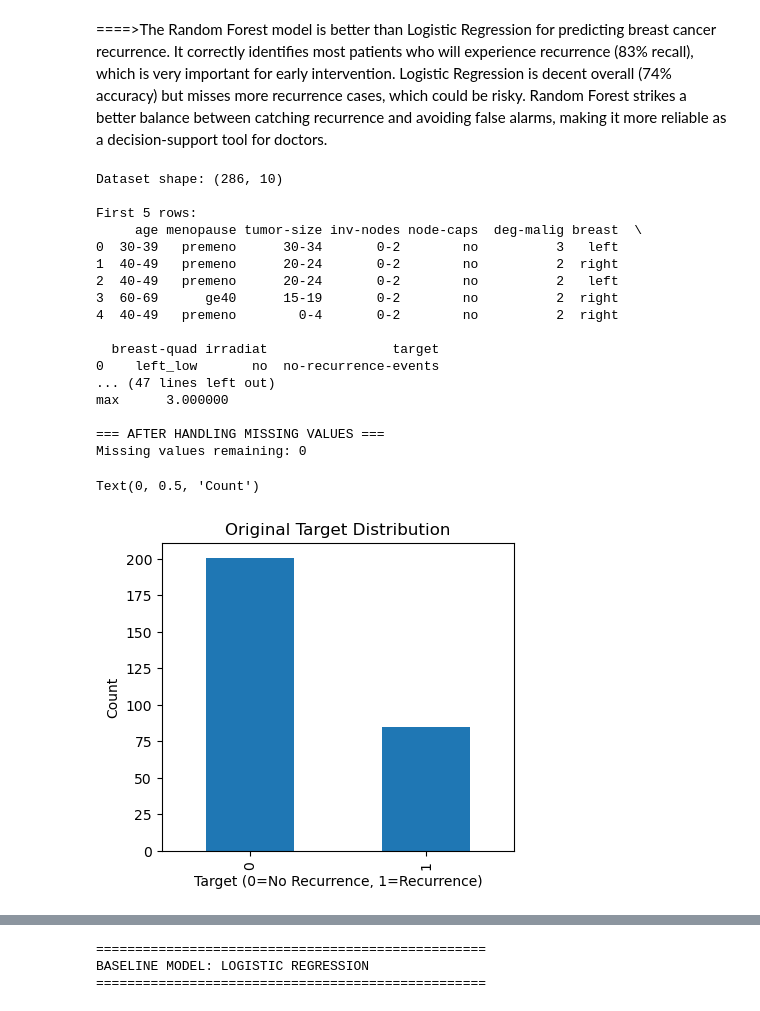
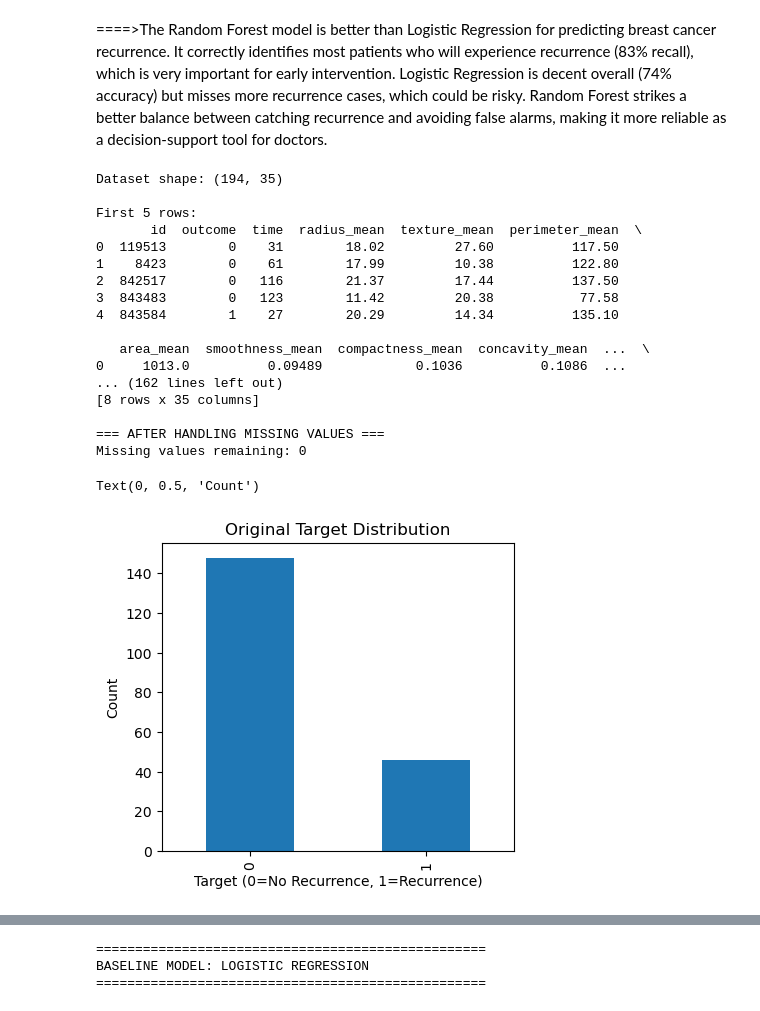
Before and after one commit to youssef060902/Algonomads_ML, a Jupyter notebook: Project.ipynb, the cells around one changed output, grey strips where cells are left out. Drawn from its saved outputs; the diff is of its cells as text; code cells hidden in the pictures.

Commit message:
dso3 changed the dataset

```diff
--- a/Project.ipynb
+++ b/Project.ipynb
@@ -717,7 +717,7 @@ Off-diagonal = Misclassifications
 # %%
 
 # 1. Load data
-df = pd.read_excel("recurrent_breastcancer.xlsx")
+df = pd.read_excel("Breast_Cancer_Prognostic_Dataset.xlsx")
 print("Dataset shape:", df.shape)
 print("\nFirst 5 rows:")
 print(df.head())
@@ -739,38 +739,32 @@ df = df.fillna(df.mode().iloc[0])
 print("\n=== AFTER HANDLING MISSING VALUES ===")
 print("Missing values remaining:", df.isnull().sum().sum())
 # %% [output]
-Dataset shape: (286, 10)
+Dataset shape: (194, 35)
 
 First 5 rows:
-     age menopause tumor-size inv-nodes node-caps  deg-malig breast  \
-0  30-39   premeno      30-34       0-2        no          3   left
-1  40-49   premeno      20-24       0-2        no          2  right
-2  40-49   premeno      20-24       0-2        no          2   left
-3  60-69      ge40      15-19       0-2        no          2  right
-4  40-49   premeno        0-4       0-2        no          2  right
+       id  outcome  time  radius_mean  texture_mean  perimeter_mean  \
+0  119513        0    31        18.02         27.60          117.50
+1    8423        0    61        17.99         10.38          122.80
+2  842517        0   116        21.37         17.44          137.50
+3  843483        0   123        11.42         20.38           77.58
+4  843584        1    27        20.29         14.34          135.10
 
-  breast-quad irradiat                target
-0    left_low       no  no-recurrence-events
-... (47 lines left out)
-max      3.000000
+   area_mean  smoothness_mean  compactness_mean  concavity_mean  ...  \
+0     1013.0          0.09489            0.1036          0.1086  ...
+... (162 lines left out)
+[8 rows x 35 columns]
 
 === AFTER HANDLING MISSING VALUES ===
 Missing values remaining: 0
 # %%
-
-# 4. Encode target variable
-df["target"] = df["target"].map({
-    "recurrence-events": 1,
-    "no-recurrence-events": 0
-})
 
 # 5. Target distribution
 plt.figure(figsize=(10, 4))
 plt.subplot(1, 2, 1)
-df["target"].value_counts().plot(kind="bar")
+df["outcome"].value_counts().plot(kind="bar")
 plt.title("Original Target Distribution")
 plt.xlabel("Target (0=No Recurrence, 1=Recurrence)")
 plt.ylabel("Count")
 # %% [output]
 Text(0, 0.5, 'Count')
-[figure, old version]
+[figure, new version]
```
Also changed, not shown: parts of 10 cells of this notebook, 1 other file.
